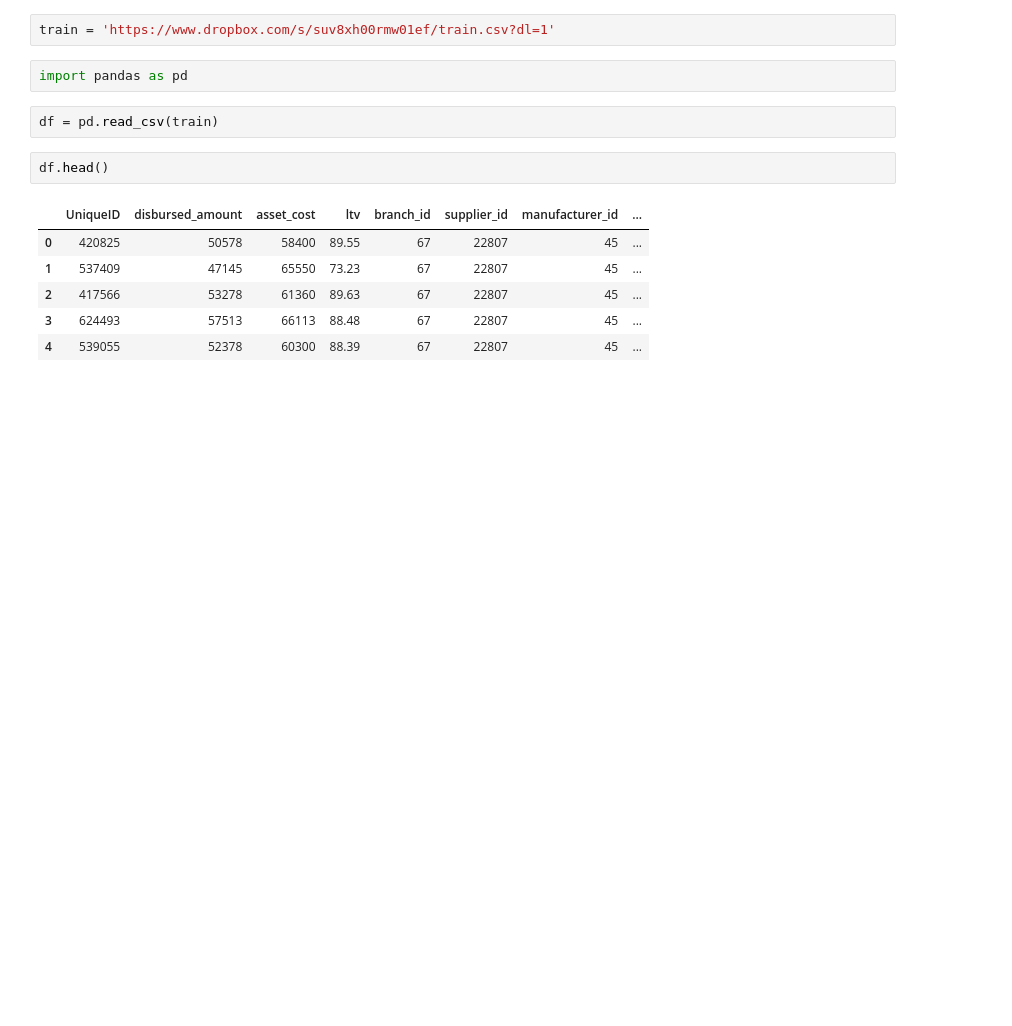
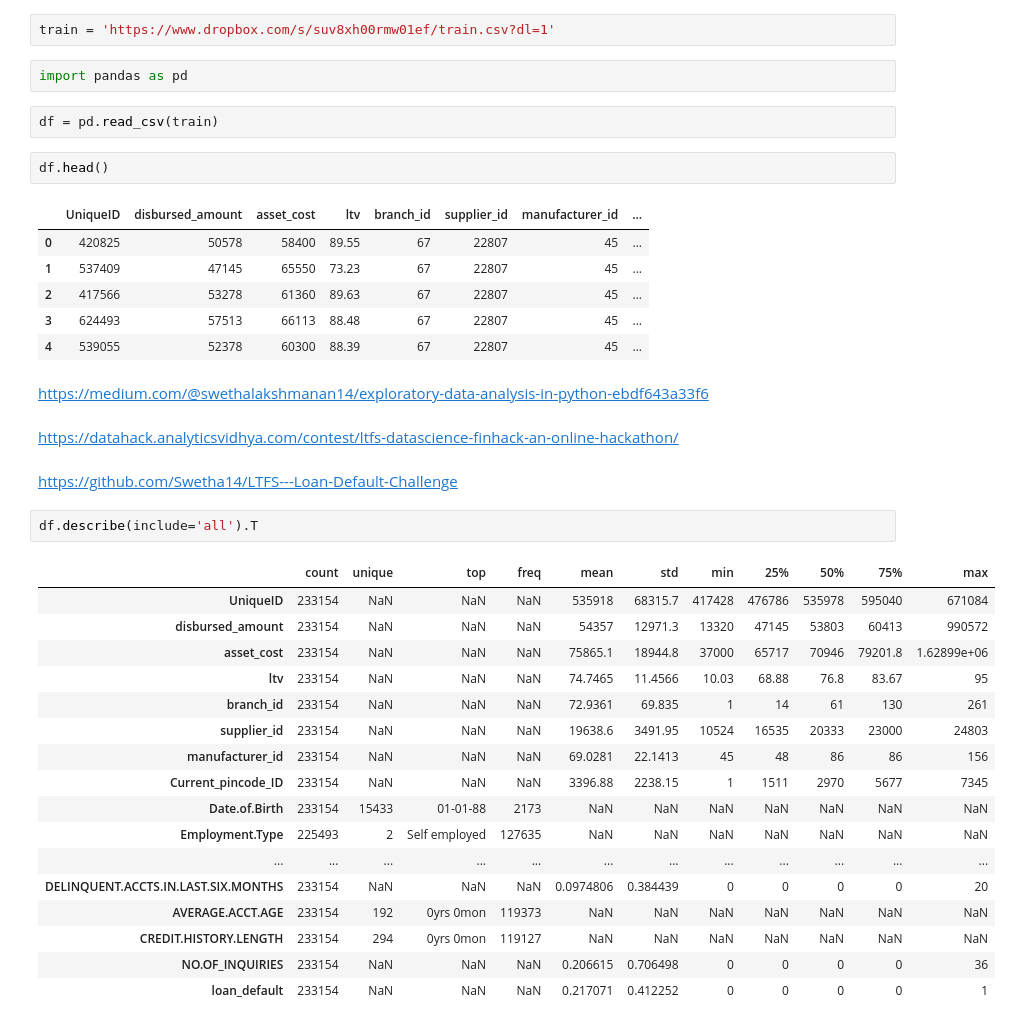
Before and after one commit to alessiocozzi/Loan-Default-Challenge---EDA, a Jupyter notebook: Loan_Default_Challenge.ipynb, the cells around one changed output. Saved outputs shown, nothing was run; the diff lists cells and outputs as text; blank space fills up the shorter version.

```diff
--- a/Loan_Default_Challenge.ipynb
+++ b/Loan_Default_Challenge.ipynb
@@ -15,3 +13,32 @@ df.head()
 | 2 | 417566 | 53278 | 61360 | 89.63 | 67 | 22807 | 45 | ... |
 | 3 | 624493 | 57513 | 66113 | 88.48 | 67 | 22807 | 45 | ... |
 | 4 | 539055 | 52378 | 60300 | 88.39 | 67 | 22807 | 45 | ... |
+# %% [markdown]
+https://medium.com/@swethalakshmanan14/exploratory-data-analysis-in-python-ebdf643a33f6
+# %% [markdown]
+https://datahack.analyticsvidhya.com/contest/ltfs-datascience-finhack-an-online-hackathon/
+# %% [markdown]
+
+
+
+https://github.com/Swetha14/LTFS---Loan-Default-Challenge
+# %%
+df.describe(include='all').T
+# %% [output]
+|  | count | unique | top | freq | mean | std | min | 25% | 50% | 75% | max |
+| UniqueID | 233154 | NaN | NaN | NaN | 535918 | 68315.7 | 417428 | 476786 | 535978 | 595040 | 671084 |
+| disbursed_amount | 233154 | NaN | NaN | NaN | 54357 | 12971.3 | 13320 | 47145 | 53803 | 60413 | 990572 |
+| asset_cost | 233154 | NaN | NaN | NaN | 75865.1 | 18944.8 | 37000 | 65717 | 70946 | 79201.8 | 1.62899e+06 |
+| ltv | 233154 | NaN | NaN | NaN | 74.7465 | 11.4566 | 10.03 | 68.88 | 76.8 | 83.67 | 95 |
+| branch_id | 233154 | NaN | NaN | NaN | 72.9361 | 69.835 | 1 | 14 | 61 | 130 | 261 |
+| supplier_id | 233154 | NaN | NaN | NaN | 19638.6 | 3491.95 | 10524 | 16535 | 20333 | 23000 | 24803 |
+| manufacturer_id | 233154 | NaN | NaN | NaN | 69.0281 | 22.1413 | 45 | 48 | 86 | 86 | 156 |
+| Current_pincode_ID | 233154 | NaN | NaN | NaN | 3396.88 | 2238.15 | 1 | 1511 | 2970 | 5677 | 7345 |
+| Date.of.Birth | 233154 | 15433 | 01-01-88 | 2173 | NaN | NaN | NaN | NaN | NaN | NaN | NaN |
+| Employment.Type | 225493 | 2 | Self employed | 127635 | NaN | NaN | NaN | NaN | NaN | NaN | NaN |
+| ... | ... | ... | ... | ... | ... | ... | ... | ... | ... | ... | ... |
+| DELINQUENT.ACCTS.IN.LAST.SIX.MONTHS | 233154 | NaN | NaN | NaN | 0.0974806 | 0.384439 | 0 | 0 | 0 | 0 | 20 |
+| AVERAGE.ACCT.AGE | 233154 | 192 | 0yrs 0mon | 119373 | NaN | NaN | NaN | NaN | NaN | NaN | NaN |
+| CREDIT.HISTORY.LENGTH | 233154 | 294 | 0yrs 0mon | 119127 | NaN | NaN | NaN | NaN | NaN | NaN | NaN |
+| NO.OF_INQUIRIES | 233154 | NaN | NaN | NaN | 0.206615 | 0.706498 | 0 | 0 | 0 | 0 | 36 |
+| loan_default | 233154 | NaN | NaN | NaN | 0.217071 | 0.412252 | 0 | 0 | 0 | 0 | 1 |
```
Also changed, not shown: parts of 6 cells of this notebook.
